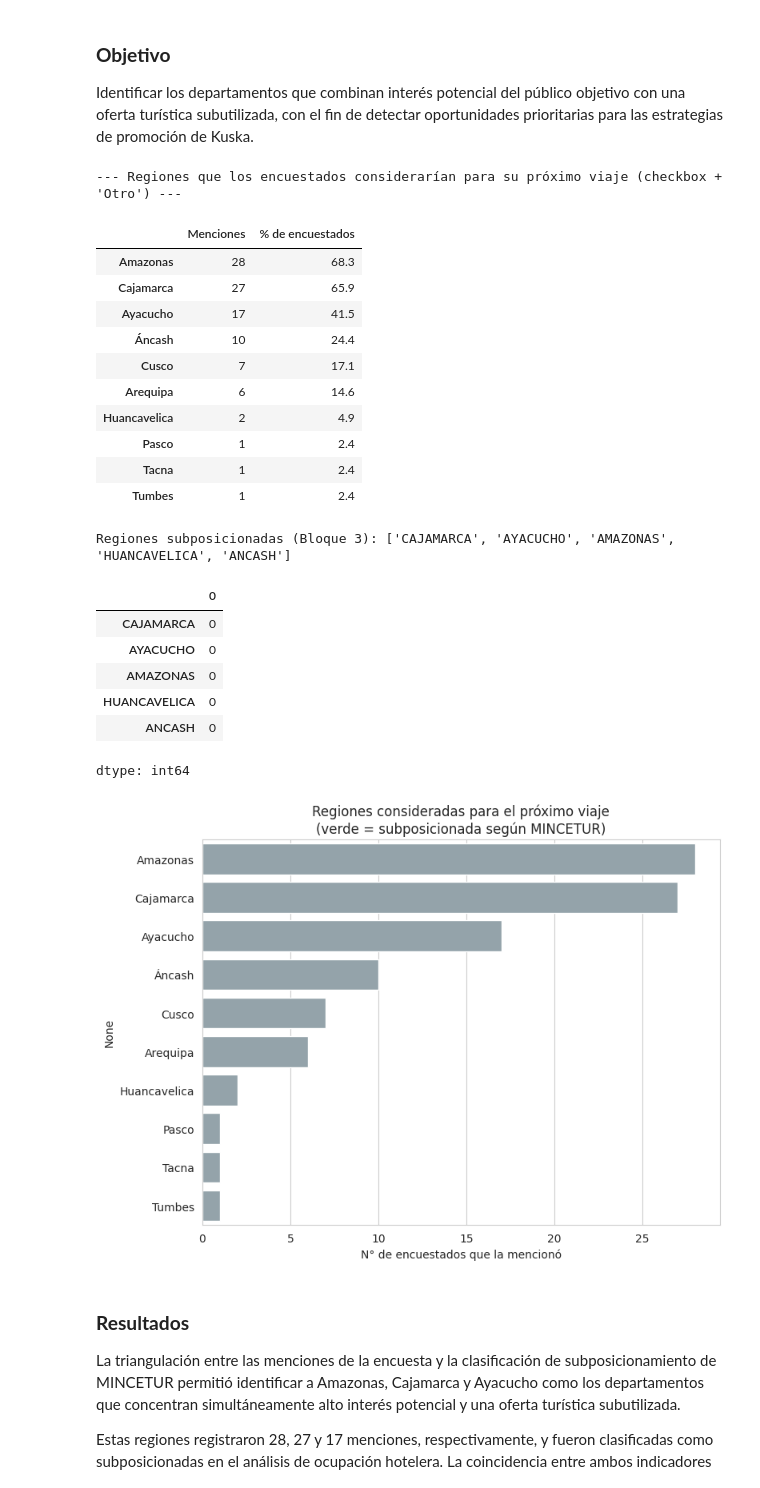
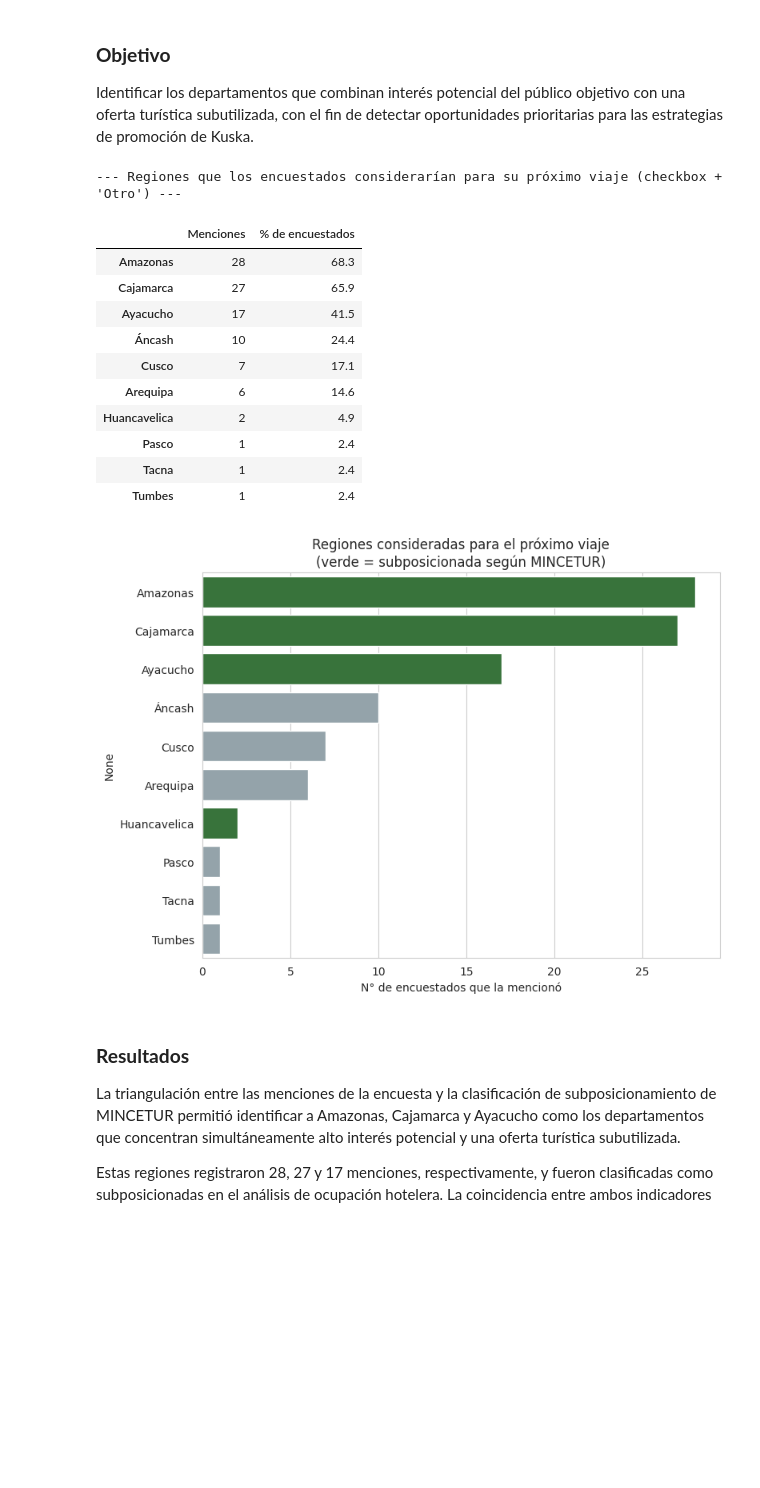
Before and after one commit to eaus2006/Proyecto_Final_Bussines_Analytics, a Jupyter notebook: BA_Grupo_1.ipynb, the cells around one changed output. Cells and saved outputs as stored; diff of their text form; code cells hidden in the pictures; blank space fills up the shorter version.

```diff
--- a/BA_Grupo_1.ipynb
+++ b/BA_Grupo_1.ipynb
@@ -660,46 +636,37 @@ def split_multi(series, fix_y_conjunction=False):
 regiones_listas = split_multi(df_encuesta['regiones_interes'], fix_y_conjunction=True)
 region_counts = pd.Series(Counter([r for lst in regiones_listas for r in lst])).sort_values(ascending=False)
 region_pct = (region_counts / len(df_encuesta) * 100).round(1)
 
 df_regiones = pd.DataFrame({'Menciones': region_counts, '% de encuestados': region_pct})
 print("\n--- Regiones que los encuestados considerarían para su próximo viaje (checkbox + 'Otro') ---")
 display(df_regiones)
 
 under_positioned_regions = offer_demand_profile_sorted.head(5)['departamento'].tolist()
-overlap = region_counts.reindex(under_positioned_regions).fillna(0).astype(int)
-print(f"\nRegiones subposicionadas (Bloque 3): {under_positioned_regions}")
-display(overlap)
+region_counts_norm = region_counts.copy()
+region_counts_norm.index = region_counts_norm.index.str.upper()
 
 fig, ax = plt.subplots(figsize=(8, 6))
-colores = ['#2e7d32' if r in under_positioned_regions else '#90a4ae' for r in region_counts.index]
+colores = ['#2e7d32' if r in under_positioned_regions else '#90a4ae' for r in region_counts_norm.index]
 sns.barplot(x=region_counts.values, y=region_counts.index, hue=region_counts.index,
             palette=colores, legend=False, ax=ax)
 ax.set_title('Regiones consideradas para el próximo viaje\n(verde = subposicionada según MINCETUR)')
 ax.set_xlabel('N° de encuestados que la mencionó')
 plt.tight_layout()
 plt.show()
 # %% [output]
 --- Regiones que los encuestados considerarían para su próximo viaje (checkbox + 'Otro') ---
 |  | Menciones | % de encuestados |
 | Amazonas | 28 | 68.3 |
 | Cajamarca | 27 | 65.9 |
 | Ayacucho | 17 | 41.5 |
 | Áncash | 10 | 24.4 |
 | Cusco | 7 | 17.1 |
 | Arequipa | 6 | 14.6 |
 | Huancavelica | 2 | 4.9 |
 | Pasco | 1 | 2.4 |
 | Tacna | 1 | 2.4 |
 | Tumbes | 1 | 2.4 |
-Regiones subposicionadas (Bloque 3): ['CAJAMARCA', 'AYACUCHO', 'AMAZONAS', 'HUANCAVELICA', 'ANCASH']
-|  | 0 |
-| CAJAMARCA | 0 |
-| AYACUCHO | 0 |
-| AMAZONAS | 0 |
-| HUANCAVELICA | 0 |
-| ANCASH | 0 |
-dtype: int64
-[figure, old version]
+[figure, new version]
 # %% [markdown]
 ### **Resultados**
 
```
Also changed, not shown: parts of 16 cells of this notebook.
